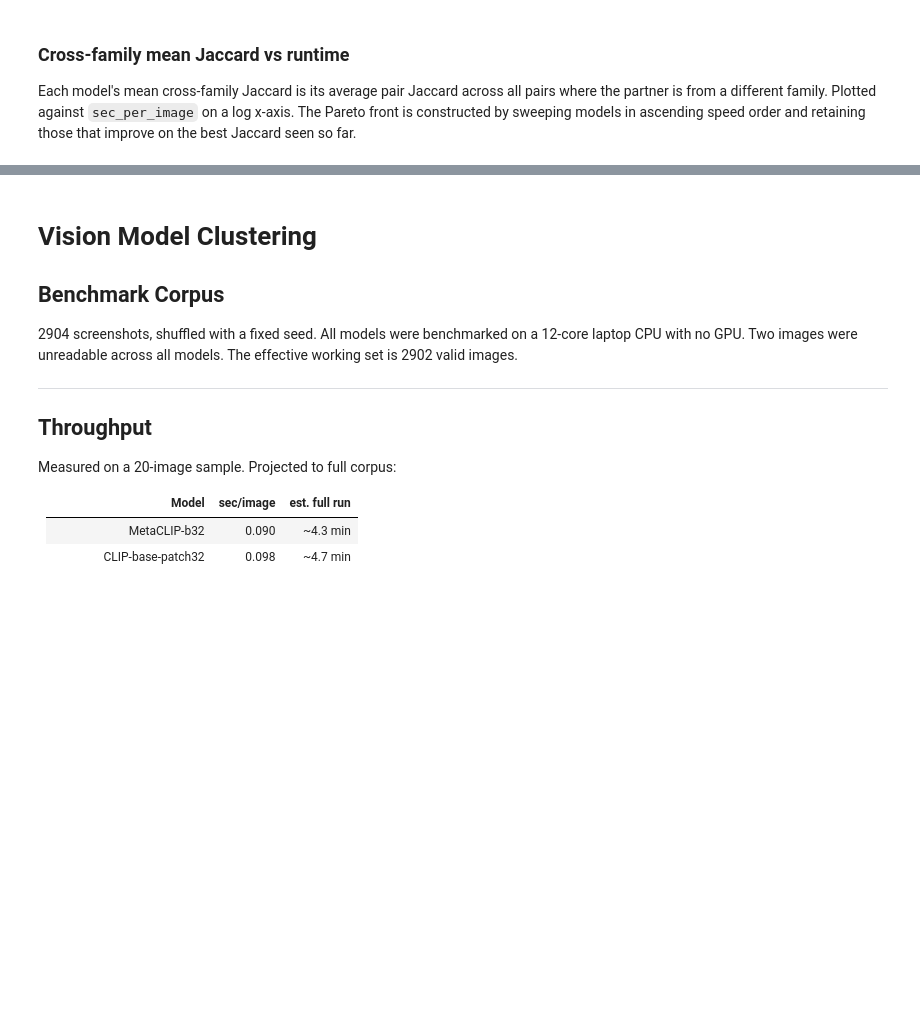
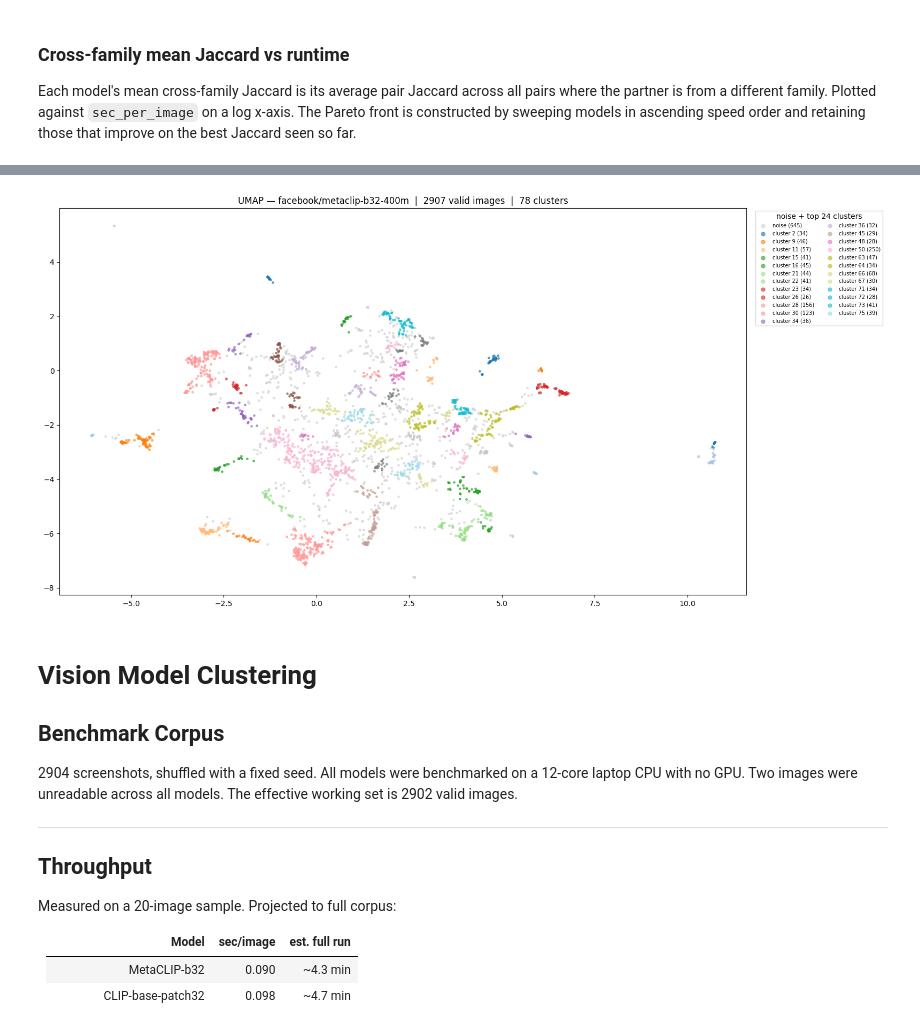
Before and after one commit to brege/image-activity, a Jupyter notebook: notebooks/clusters.ipynb, the cells around one changed output, grey strips where cells are left out. Cells and saved outputs as stored; diff of their text form; code cells hidden in the pictures; blank space fills up the shorter version.

```diff
--- a/notebooks/clusters.ipynb
+++ b/notebooks/clusters.ipynb
@@ -686,3 +701,95 @@ plot_df.sort_values(["mean_cross_family_jaccard", "sec_per_image"], ascending=[F
+# %%
+ACTIVE_MODEL = "facebook/metaclip-b32-400m"
+UMAP_FIG_W   = 16
+UMAP_FIG_H   = 8
+LEGEND_TOP   = 24
+
+
+def plot_clusters(model_name: str = ACTIVE_MODEL):
+    run       = model_runs[model_name]
+    emb2d     = run["embedding_2d"]
+    labels    = run["labels"]
+    paths     = [all_paths[i] for i in run["valid_indices"]]
+
+    unique    = sorted(set(labels))
+    cmap      = plt.cm.get_cmap("tab20", len(unique))
+    sizes     = {cid: int((labels == cid).sum()) for cid in unique}
+    legend_ids = [-1] + [
+        cid for cid, _ in sorted(
+            ((cid, sizes[cid]) for cid in unique if cid != -1),
+            key=lambda x: x[1], reverse=True,
+        )[:LEGEND_TOP]
+    ]
+
+    fig, ax = plt.subplots(figsize=(UMAP_FIG_W, UMAP_FIG_H))
+    for i, cid in enumerate(unique):
+        mask  = labels == cid
+        color = "lightgrey" if cid == -1 else cmap(i)
+        lbl   = None
+        if cid in legend_ids:
+            lbl = f"noise ({mask.sum()})" if cid == -1 else f"cluster {cid} ({mask.sum()})"
+        ax.scatter(emb2d[mask, 0], emb2d[mask, 1], s=6, color=color, label=lbl, alpha=0.6)
+
+    n_clusters = len(unique) - (1 if -1 in unique else 0)
+    ax.legend(bbox_to_anchor=(1.01, 1), loc="upper left",
+              fontsize=7, markerscale=2, ncol=2,
+              title=f"noise + top {LEGEND_TOP} clusters")
+    ax.set_title(f"UMAP — {model_name}  |  {len(paths)} valid images  |  {n_clusters} clusters")
+    plt.tight_layout()
+    plt.show()
+
+
+def plot_hits(hits: list[dict], columns: int = 4, label: str = ""):
+    if not hits:
+        return
+    rows = int(np.ceil(len(hits) / columns))
+    fig, axes = plt.subplots(rows, columns, figsize=(columns * 2.4, rows * 2.4))
+    axes = np.atleast_1d(axes).ravel()
+    for ax, hit in zip(axes, hits):
+        with Image.open(hit["path"]) as img:
+            ax.imshow(img)
+        ax.set_title(f"{hit['score']:.0f}", fontsize=8)
+        ax.axis("off")
+    for ax in axes[len(hits):]:
+        ax.axis("off")
+    if label:
+        fig.suptitle(label, fontsize=10)
+    plt.tight_layout()
+    plt.show()
+
+
+def inspect_cluster(cid: int, model_name: str = ACTIVE_MODEL, k: int = 12):
+    run    = model_runs[model_name]
+    labels = run["labels"]
+    paths  = [all_paths[i] for i in run["valid_indices"]]
+    idx    = [i for i, c in enumerate(labels) if c == cid]
+    sample = np.random.RandomState(SEED).choice(idx, size=min(k, len(idx)), replace=False)
+    hits   = [{"path": paths[i], "score": float(labels[i] == cid)} for i in sample]
+    plot_hits(hits, columns=4, label=f"{model_name} — cluster {cid} (n={len(idx)})")
+
+
+def cluster_summary(
+    model_name: str = ACTIVE_MODEL,
+    k: int = 8,
+    columns: int = 4,
+    skip_noise: bool = True,
+):
+    run    = model_runs[model_name]
+    labels = run["labels"]
+    paths  = [all_paths[i] for i in run["valid_indices"]]
+    unique = sorted(c for c in set(labels) if not (skip_noise and c == -1))
+    for cid in unique:
+        idx    = [i for i, c in enumerate(labels) if c == cid]
+        sample = np.random.RandomState(SEED).choice(idx, size=min(k, len(idx)), replace=False)
+        hits   = [{"path": paths[i], "score": float(labels[i] == cid)} for i in sample]
+        plot_hits(hits, columns=columns, label=f"{model_name} — cluster {cid} (n={len(idx)})")
+
+
+plot_clusters()
+# inspect_cluster(6)
+# cluster_summary()
+# %% [output]
+[figure, added]
 # %% [markdown]
 # Vision Model Clustering
 
```
Also changed, not shown: parts of 10 cells of this notebook, 3 other files.
